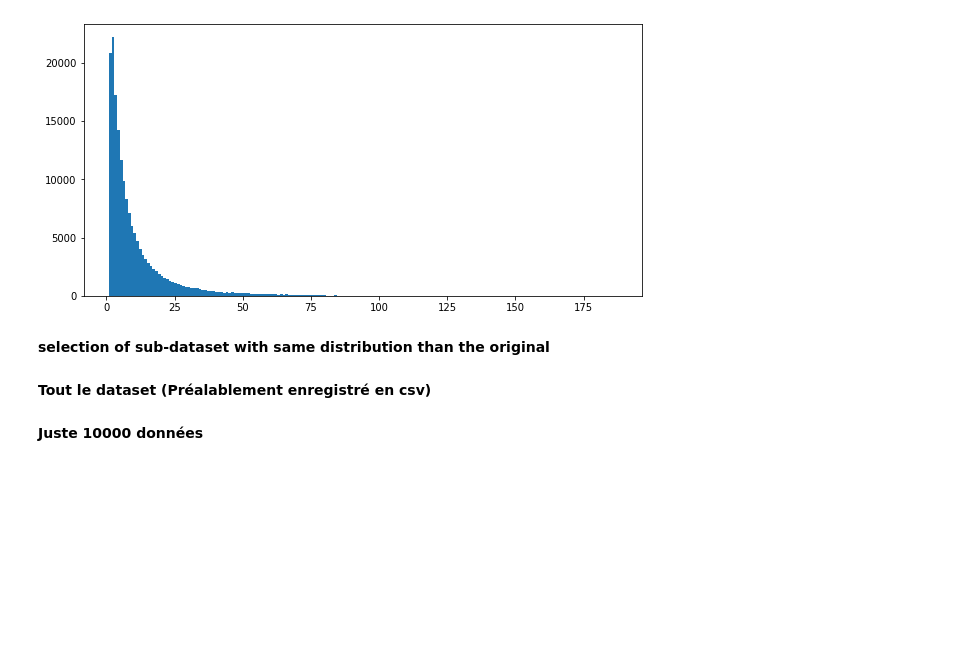
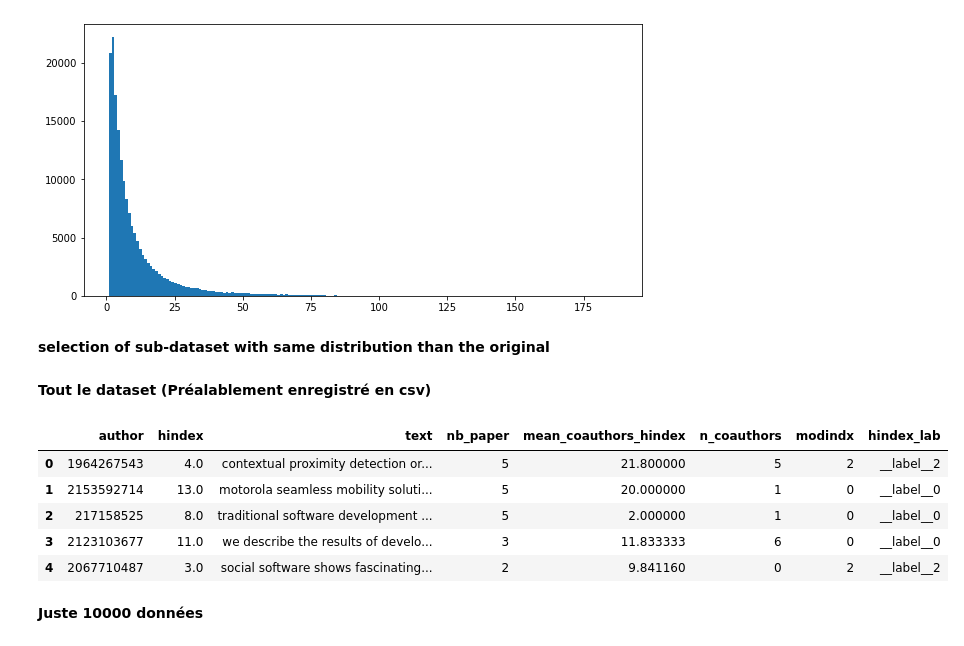
Before and after one commit to gostreap/h_index, a Jupyter notebook: src/fasttext.ipynb, the cells around one changed output. Cells and saved outputs as stored; diff of their text form; code cells hidden in the pictures; blank space fills up the shorter version.

```diff
--- a/src/fasttext.ipynb
+++ b/src/fasttext.ipynb
@@ -24,13 +24,20 @@ plt.hist(x=train['hindex'],bins=187);
 # %%
 # store_whole_dataset(train) # si tu n'as pas encore tout le dataset en local
 # %%
-# l =[]
-# for i in range (18):
-#     l.append(pd.read_csv("../tmp/data_part"+str(i+1)+".csv"))
+l =[]
+for i in range (18):
+    l.append(pd.read_csv("../tmp/data_part"+str(i+1)+".csv"))
 
-# data = pd.concat(l)
-# data = small_class(data, 6)
-# data.head()
+data = pd.concat(l)
+data = small_class(data, 6)
+data.head()
+# %% [output]
+|  | author | hindex | text | nb_paper | mean_coauthors_hindex | n_coauthors | modindx | hindex_lab |
+| 0 | 1964267543 | 4.0 | contextual proximity detection or... | 5 | 21.800000 | 5 | 2 | __label__2 |
+| 1 | 2153592714 | 13.0 | motorola seamless mobility soluti... | 5 | 20.000000 | 1 | 0 | __label__0 |
+| 2 | 217158525 | 8.0 | traditional software development ... | 5 | 2.000000 | 1 | 0 | __label__0 |
+| 3 | 2123103677 | 11.0 | we describe the results of develo... | 3 | 11.833333 | 6 | 0 | __label__0 |
+| 4 | 2067710487 | 3.0 | social software shows fascinating... | 2 | 9.841160 | 0 | 2 | __label__2 |
 # %% [markdown]
 **Juste 10000 données**
 # %%
```
Also changed, not shown: parts of 10 cells of this notebook, 3 other files.
